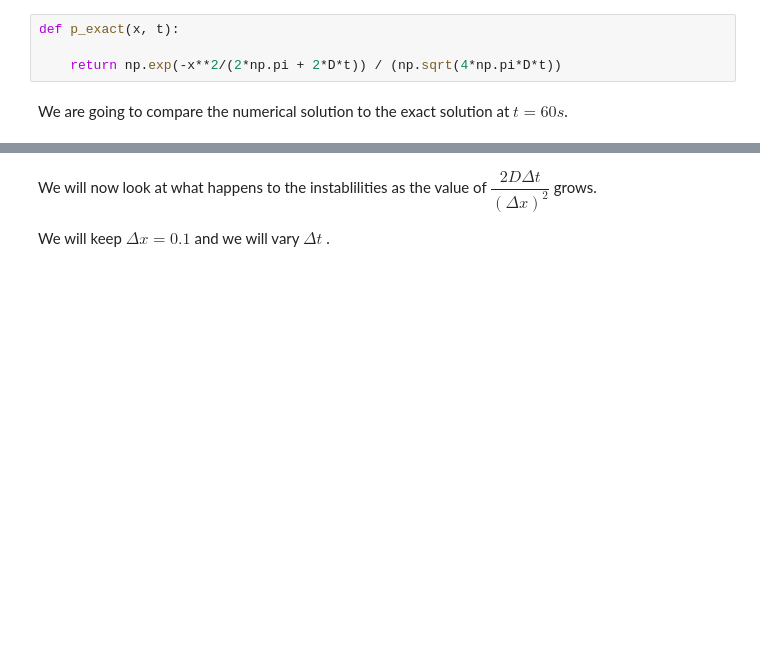
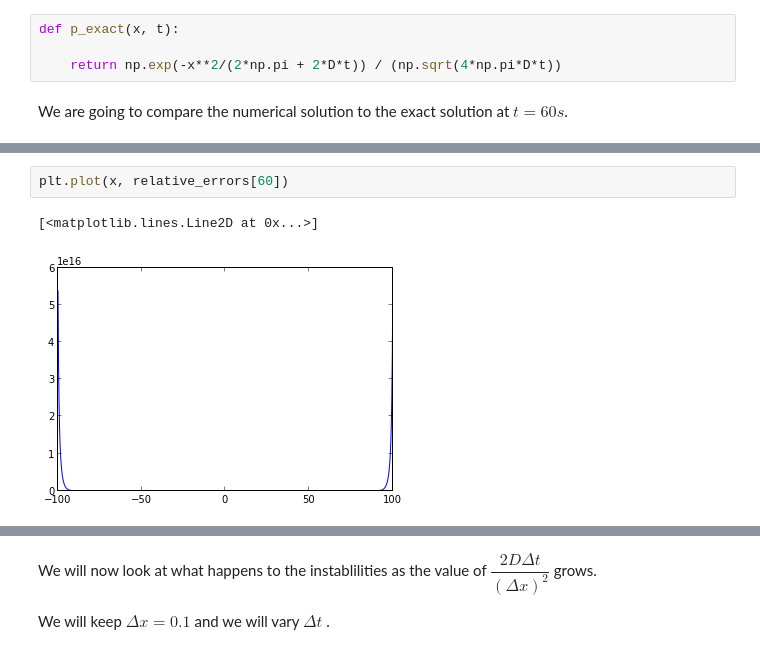
Before and after one commit to aespinosav/scientific-computing, a Jupyter notebook: Assesment.ipynb, the cells around one changed output, grey strips where cells are left out. Saved outputs shown, nothing was run; the diff lists cells and outputs as text; blank space fills up the shorter version.

```diff
--- a/Assesment.ipynb
+++ b/Assesment.ipynb
@@ -695,0 +756,5 @@ plt.ylabel("Probability distribution")
+# %%
+plt.plot(x, relative_errors[60])
+# %% [output]
+[<matplotlib.lines.Line2D at 0x...>]
+[figure, added]
```
Also changed, not shown: parts of 23 cells of this notebook.
